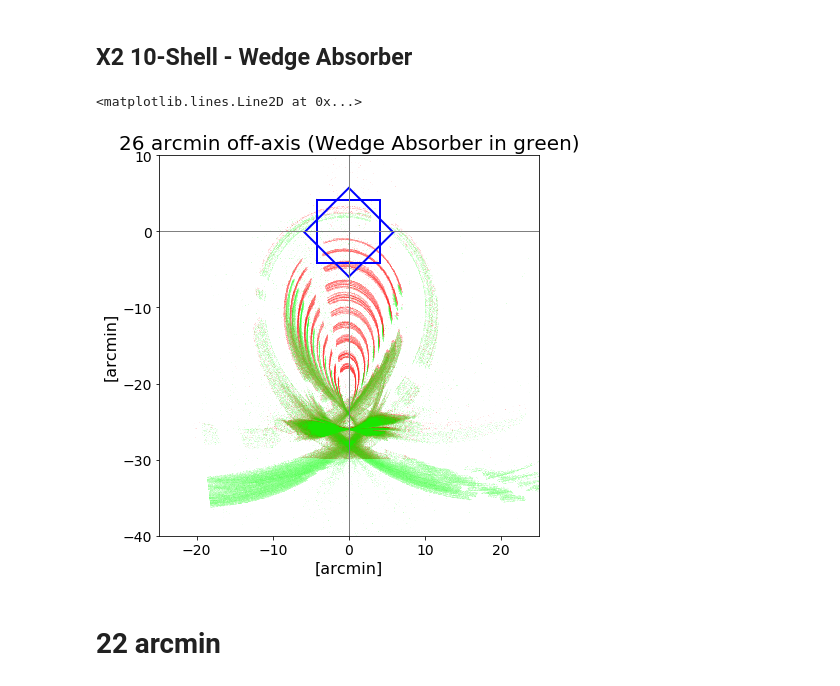
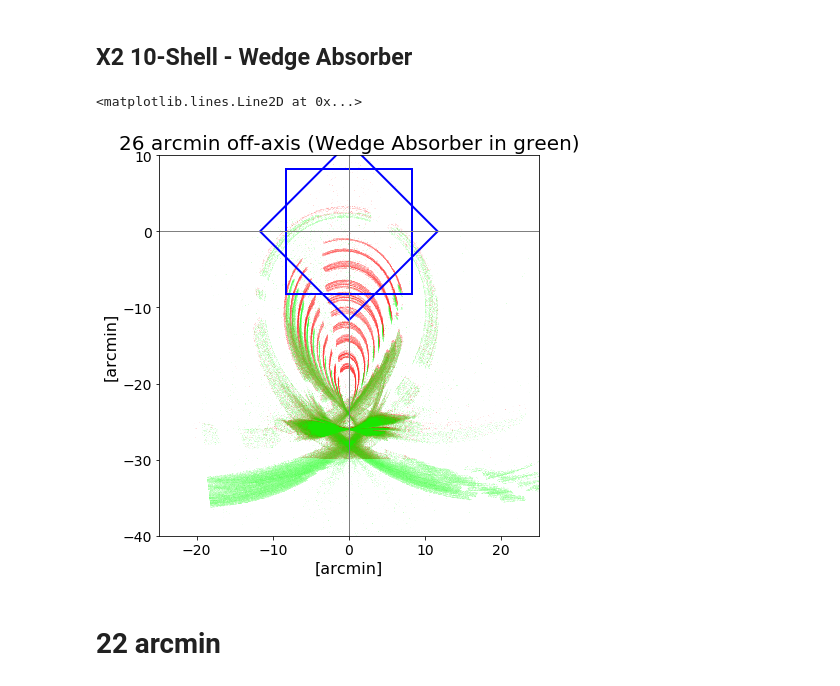
Before and after one commit to pymilo/Milo_CCD_Cal, a Jupyter notebook: Notebooks/GhostRays_WedgeAbsorber.ipynb, the cells around one changed output. Cells and saved outputs as stored; diff of their text form; code cells hidden in the pictures.

```diff
--- a/Notebooks/GhostRays_WedgeAbsorber.ipynb
+++ b/Notebooks/GhostRays_WedgeAbsorber.ipynb
@@ -165,60 +165,60 @@ angle1 = -7.0
 ## X2 10-Shell Alone
 # %%
 '''Darks'''
-FitsDarks1 = fits.open('/Volumes/Storage/FOXSI/OpCal/FOXSI-3_2017Sep/X2-10Shells/CCD/rawdata/ghostrays/darks/FOXSI3_X2_T6Sx6_CCD_darks1.fits')
+FitsDarks1 = fits.open('/Volumes/Pandora/FOXSI/OpCal/FOXSI-3_2017Sep/X2-10Shells/CCD/rawdata/ghostrays/darks/FOXSI3_X2_T6Sx6_CCD_darks1.fits')
 Darks1 = np.average(FitsDarks1[0].data, axis=0)
-FitsDarks2 = fits.open('/Volumes/Storage/FOXSI/OpCal/FOXSI-3_2017Sep/X2-10Shells/CCD/rawdata/ghostrays/darks/FOXSI3_X2_T6Sx6_CCD_darks2.fits')
+FitsDarks2 = fits.open('/Volumes/Pandora/FOXSI/OpCal/FOXSI-3_2017Sep/X2-10Shells/CCD/rawdata/ghostrays/darks/FOXSI3_X2_T6Sx6_CCD_darks2.fits')
 Darks2 = np.average(FitsDarks2[0].data, axis=0)
 X4Darks = (Darks1 + Darks2)*0.5
 '''Data'''
-FX2_X0_Ym26 = fits.open('/Volumes/Storage/FOXSI/OpCal/FOXSI-3_2017Sep/X2-10Shells/CCD/rawdata/ghostrays/rawdata/FOXSI3_X2_T6Sx6_CCD_30kV_0p65mA_0arcminX_-26arcminY.fits')
+FX2_X0_Ym26 = fits.open('/Volumes/Pandora/FOXSI/OpCal/FOXSI-3_2017Sep/X2-10Shells/CCD/rawdata/ghostrays/rawdata/FOXSI3_X2_T6Sx6_CCD_30kV_0p65mA_0arcminX_-26arcminY.fits')
 DX2_X0_Ym26 = np.average(FX2_X0_Ym26[0].data, axis=0)
 DX2_X0_Ym26 = skimage.transform.rotate(((DX2_X0_Ym26-X4Darks)/(DX2_X0_Ym26-X4Darks).max()),angle0,center=(X0,Y0))
 # %% [markdown]
 ## X2 10-Shell - Wedge Absorber
 # %%
 '''Darks'''
-FitsDarks1 = fits.open('/Volumes/Storage/FOXSI/OpCal/FOXSI-3_2018Mar/X2-10Shells_NewBlockers/Darks_X2_NewBlockers/Darks1_FOXSI3_X2_NewBlockers_CCD_T6Sx6_10kV_0p02mA_0arcminX_0arcminY.fits')
+FitsDarks1 = fits.open('/Volumes/Pandora/FOXSI/OpCal/FOXSI-3_2018Mar/X2-10Shells_NewBlockers/Darks_X2_NewBlockers/Darks1_FOXSI3_X2_NewBlockers_CCD_T6Sx6_10kV_0p02mA_0arcminX_0arcminY.fits')
 Darks1 = np.average(FitsDarks1[0].data, axis=0)
-FitsDarks2 = fits.open('/Volumes/Storage/FOXSI/OpCal/FOXSI-3_2018Mar/X2-10Shells_NewBlockers/Darks_X2_NewBlockers/Darks2_FOXSI3_X2_NewBlockers_CCD_T6Sx6_10kV_0p02mA_0arcminX_0arcminY.fits')
+FitsDarks2 = fits.open('/Volumes/Pandora/FOXSI/OpCal/FOXSI-3_2018Mar/X2-10Shells_NewBlockers/Darks_X2_NewBlockers/Darks2_FOXSI3_X2_NewBlockers_CCD_T6Sx6_10kV_0p02mA_0arcminX_0arcminY.fits')
 Darks2 = np.average(FitsDarks2[0].data, axis=0)
-FitsDarks3 = fits.open('/Volumes/Storage/FOXSI/OpCal/FOXSI-3_2018Mar/X2-10Shells_NewBlockers/Darks_X2_NewBlockers/Darks3_FOXSI3_X2_NewBlockers_CCD_T6Sx6_10kV_0p02mA_0arcminX_0arcminY.fits')
+FitsDarks3 = fits.open('/Volumes/Pandora/FOXSI/OpCal/FOXSI-3_2018Mar/X2-10Shells_NewBlockers/Darks_X2_NewBlockers/Darks3_FOXSI3_X2_NewBlockers_CCD_T6Sx6_10kV_0p02mA_0arcminX_0arcminY.fits')
 Darks3 = np.average(FitsDarks3[0].data, axis=0)
 DarksC = (Darks1 + Darks2 + Darks3)/3.
 '''Data'''
-CF_Xm0_Ym26 = fits.open('/Volumes/Storage/FOXSI/OpCal/FOXSI-3_2018Mar/X2-10Shells+WedgeAbs/CCD/GhostRays/FOXSI3_X2+WA_CCD_T6Sx6_30kV_0p65mA_0arcminX_-26rcminY.fits')
+CF_Xm0_Ym26 = fits.open('/Volumes/Pandora/FOXSI/OpCal/FOXSI-3_2018Mar/X2-10Shells+WedgeAbs/CCD/GhostRays/FOXSI3_X2+WA_CCD_T6Sx6_30kV_0p65mA_0arcminX_-26rcminY.fits')
 CD_X0_Ym26 = np.average(CF_Xm0_Ym26[0].data, axis=0)
 DX2N_X0_Ym26 = skimage.transform.rotate(((CD_X0_Ym26-DarksC)/(CD_X0_Ym26-DarksC).max()),angle1,center=(X1,Y1))
 # %%
 '''Plotting'''
 fig = plt.figure(figsize=(10,7))
 ax = fig.add_subplot(111, aspect='equal')
 
 ax.imshow(DX2_X0_Ym26, origin='lower',cmap=tred,
            norm=matplotlib.colors.LogNorm(),
           extent=[-X0*s.value+X,(-X0+resol)*s.value+X,-Y0*s.value+Y,(-Y0+resol)*s.value+Y],
           vmin=0.002,vmax=0.05)
 
 ax.imshow(DX2N_X0_Ym26, origin='lower',cmap=tgreen,
            norm=matplotlib.colors.LogNorm(),
           extent=[-X1*s.value+X,(-X1+resol)*s.value+X,-Y1*s.value+Y,(-Y1+resol)*s.value+Y],
           vmin=0.001,vmax=0.05)
 
-rect = patches.Rectangle((-4.125,-4.125),8.25,8.25,linewidth=2,edgecolor='b',facecolor='none')
+rect = patches.Rectangle((-8.25,-8.25),16.5,16.5,linewidth=2,edgecolor='b',facecolor='none')
 ax.add_patch(rect)
-rect2 = patches.Rectangle((0,-5.955),8.25,8.25,linewidth=2,edgecolor='b',facecolor='none',angle=45)
+rect2 = patches.Rectangle((0,-11.667),16.5,16.5,linewidth=2,edgecolor='b',facecolor='none',angle=45)
 ax.add_patch(rect2)
 ax.set_xlim((-25,25))
 ax.set_ylim((-40,10))
 ax.set_xlabel('[arcmin]',fontsize=16)
 ax.set_ylabel('[arcmin]',fontsize=16)
 ax.set_title('26 arcmin off-axis (Wedge Absorber in green)', fontsize=20)
 ax.tick_params(labelsize=14)
 ax.axvline(0,color='grey',linewidth=1)
 ax.axhline(0,color='grey',linewidth=1)
 # %% [output]
 <matplotlib.lines.Line2D at 0x...>
-[figure, old version]
+[figure, new version]
 # %%
 # Squared detector:
 CX0, CY0 = int(X0 + abs(X)/s.value), int(Y0 + abs(Y)/s.value)
```
Also changed, not shown: parts of 15 cells of this notebook, 15 other files.
